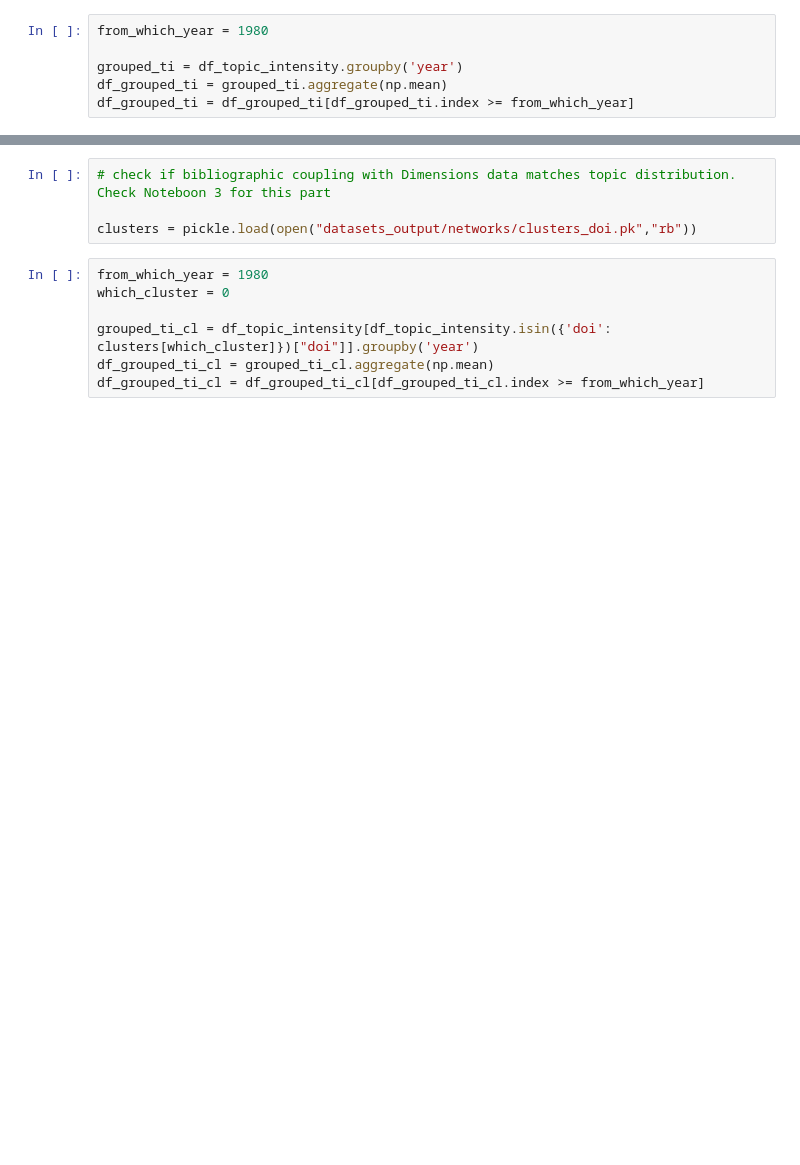
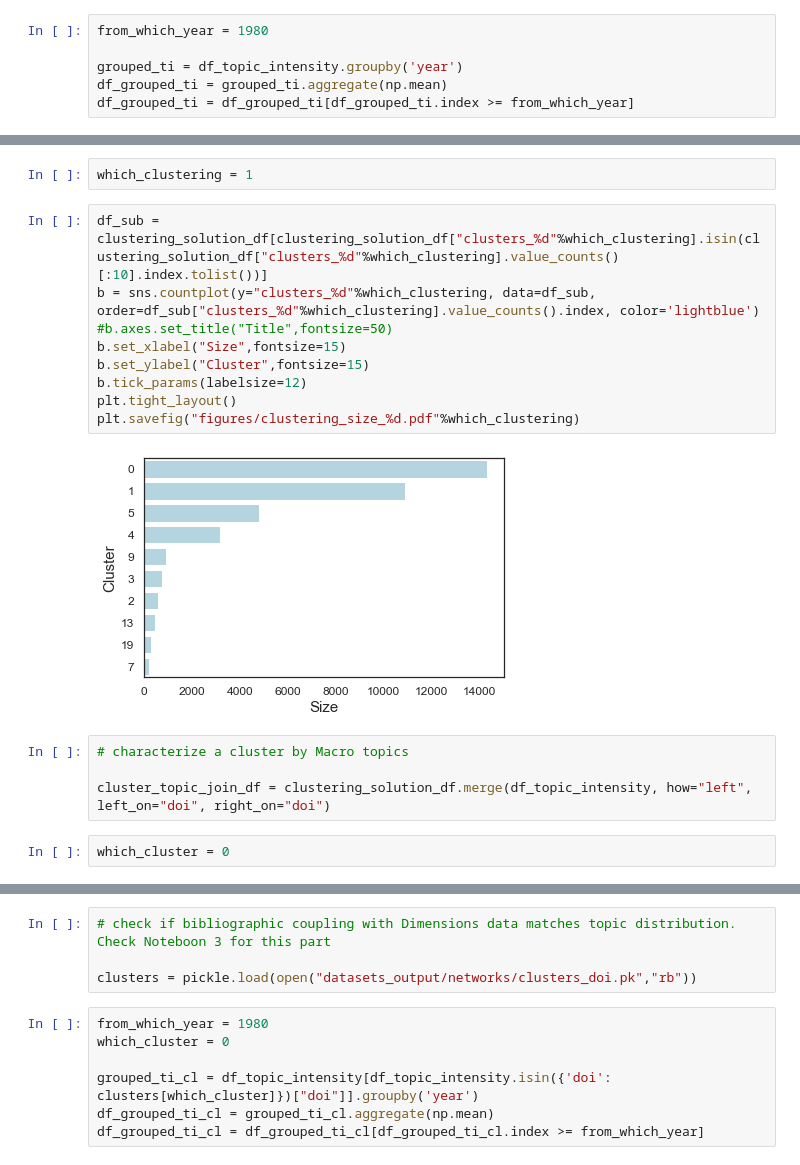
Before and after one commit to CWTSLeiden/cwts_covid, a Jupyter notebook: Notebook_CORD-19_2_text_analysis.ipynb, the cells around one changed output, grey strips where cells are left out. Drawn from its saved outputs; the diff is of its cells as text; blank space fills up the shorter version.

```diff
--- a/Notebook_CORD-19_2_text_analysis.ipynb
+++ b/Notebook_CORD-19_2_text_analysis.ipynb
@@ -301,0 +359,19 @@ plt.tight_layout()  # fixes margins
+# %%
+which_clustering = 1
+# %%
+df_sub = clustering_solution_df[clustering_solution_df["clusters_%d"%which_clustering].isin(clustering_solution_df["clusters_%d"%which_clustering].value_counts()[:10].index.tolist())]
+b = sns.countplot(y="clusters_%d"%which_clustering, data=df_sub, order=df_sub["clusters_%d"%which_clustering].value_counts().index, color='lightblue')
+#b.axes.set_title("Title",fontsize=50)
+b.set_xlabel("Size",fontsize=15)
+b.set_ylabel("Cluster",fontsize=15)
+b.tick_params(labelsize=12)
+plt.tight_layout()
+plt.savefig("figures/clustering_size_%d.pdf"%which_clustering)
+# %% [output]
+[figure, added]
+# %%
+# characterize a cluster by Macro topics
+
+cluster_topic_join_df = clustering_solution_df.merge(df_topic_intensity, how="left", left_on="doi", right_on="doi")
+# %%
+which_cluster = 0
```
Also changed, not shown: parts of 24 cells of this notebook, 2 other files.
